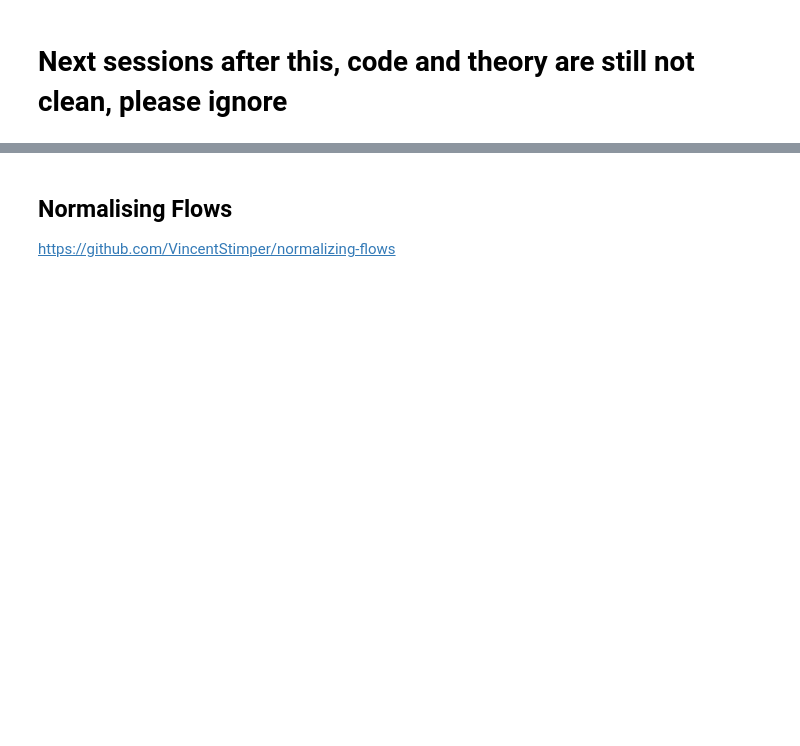
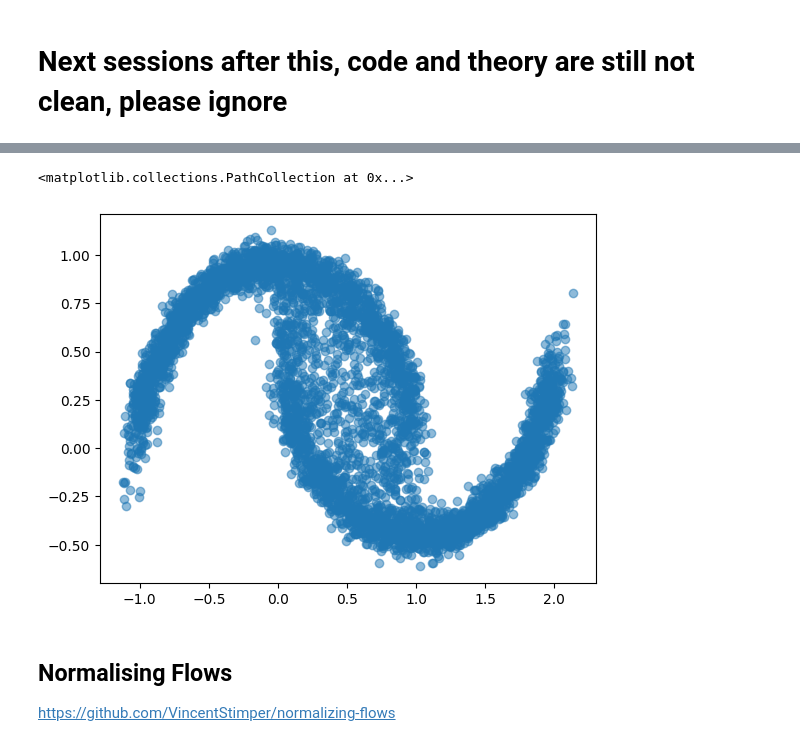
Before and after one commit to MiguelMonteiro/deep_latent_generative_models, a Jupyter notebook: teacher.ipynb, the cells around one changed output, grey strips where cells are left out. Drawn from its saved outputs; the diff is of its cells as text; code cells hidden in the pictures; blank space fills up the shorter version.

```diff
--- a/teacher.ipynb
+++ b/teacher.ipynb
@@ -182,7 +221,7 @@ from functorch import vmap
 from itertools import cycle
 from tqdm import tqdm
 from typing import Tuple, Dict
-
+import math
 
 class VAE(nn.Module):
     def __init__(self, input_dim: int, hidden_dim: int, latent_dim: int) -> None:
@@ -200,56 +239,83 @@ class VAE(nn.Module):
             nn.LeakyReLU(inplace=True),
             nn.Linear(in_features=hidden_dim, out_features=latent_dim * 2),
         )
+
         self.generative_model = nn.Sequential(
             nn.Linear(in_features=latent_dim, out_features=hidden_dim),
             nn.LeakyReLU(inplace=True),
             nn.Linear(in_features=hidden_dim, out_features=hidden_dim),
             nn.LeakyReLU(inplace=True),
-            nn.Linear(in_features=hidden_dim, out_features=input_dim),
+            nn.Linear(in_features=hidden_dim, out_features=input_dim * 2),
         )
 
     def sample(self, num_samples: int) -> torch.Tensor:
         z = self.prior.sample(torch.Size((num_samples,)))
-        return self.generative_model(z)
+        x_mean, x_logvar = torch.split(
+            self.generative_model(z), split_size_or_sections=2, dim=-1
+        )
+        # likelihood_dist = torch.distributions.MultivariateNormal(
+        #     loc=x_mean, covariance_matrix=torch.diag_embed(torch.exp(.5 * x_logvar)))
+        likelihood_dist = torch.distributions.MultivariateNormal(
+            loc=x_mean, covariance_matrix=torch.diag_embed(.05 * torch.ones_like(x_mean)))
+        likelihood_dist = torch.distributions.Independent(torch.distributions.Normal(loc=x_mean, scale=.05 * torch.ones_like(x_mean)), reinterpreted_batch_ndims=1)
+        return likelihood_dist.sample()
 
-    def loss(self, x: torch.Tensor, num_mc_samples: int = 100) -> Tuple[torch.Tensor, Dict[str, torch.Tensor]]:
+    def loss(
+        self, x: torch.Tensor, num_mc_samples: int = 100
+    ) -> Tuple[torch.Tensor, Dict[str, torch.Tensor]]:
         out = self.inference_model(x)
-        mu, log_var = out[:, : self.latent_dim], out[:, self.latent_dim:]
+        mu, log_var = out[:, : self.latent_dim], out[:, self.latent_dim :]
         posterior = torch.distributions.MultivariateNormal(
-            loc=mu, covariance_matrix=torch.diag_embed(torch.exp(0.5 * log_var))
+            loc=mu, covariance_matrix=torch.diag_embed(torch.exp(.5 * log_var))
         )
         z = posterior.rsample(torch.Size((num_mc_samples,)))
-        x_hat = vmap(self.generative_model)(z)
+        x_mean, x_logvar = torch.split(
+            vmap(self.generative_model)(z), split_size_or_sections=2, dim=-1
+        )
         # compute loss
         kl = torch.distributions.kl_divergence(posterior, self.prior)
-        observational_posterior = torch.distributions.MultivariateNormal(
-            loc=x, covariance_matrix=torch.diag_embed(0.05 * torch.ones_like(x))
-        ).expand(batch_shape=(num_mc_samples, x.shape[0]))
-        likelihood = torch.mean(observational_posterior.log_prob(x_hat), dim=0)
-        elbo = likelihood - kl
-        loss = -torch.mean(elbo)
-        return loss, {"elbo": -loss, "likelihood": torch.mean(likelihood), "kl": torch.mean(kl)}
+        # likelihood_dist = torch.distributions.MultivariateNormal(
+        #     loc=x_mean, covariance_matrix=.05 * torch.eye(x_mean.shape[-1]))
+
+        # likelihood_dist = torch.distributions.MultivariateNormal(
+        #     loc=x_mean, covariance_matrix=torch.diag_embed(torch.exp(.5 * x_logvar)))
+        likelihood_dist = torch.distributions.MultivariateNormal(
+            loc=x_mean, covariance_matrix=torch.diag_embed(.05 * torch.ones_like(x_mean)))
+
+        #likelihood_dist = torch.distributions.Independent(torch.distributions.Normal(loc=x_mean, scale=.05 * torch.ones_like(x_mean)), reinterpreted_batch_ndims=1)
+
+        log_likelihood = torch.mean(likelihood_dist.log_prob(x), dim=0)
+        elbo = log_likelihood - kl
+        loss = -torch.mean(elbo)# + torch.mean(torch.exp(.5 * x_logvar))
+        return loss, {
+            "elbo": -loss,
+            "likelihood": torch.mean(log_likelihood),
+            "kl": torch.mean(kl),
+        }
 
     def forward(self, num_samples: int) -> torch.Tensor:
         return self.sample(num_samples)
 
 
-model = VAE(input_dim=2, hidden_dim=32, latent_dim=8)
+model = VAE(input_dim=2, hidden_dim=32, latent_dim=2)
 num_steps = 5000
 optimizer = torch.optim.Adam(params=model.parameters(), lr=1e-3)
 
 pbar = tqdm(zip(range(num_steps), cycle(train_loader)))
 
 for step, (x, y) in pbar:
     optimizer.zero_grad()
-    loss, output = model.loss(x, num_mc_samples=100)
+    loss, output = model.loss(x, num_mc_samples=10)
     loss.backward()
     optimizer.step()
     pbar.set_description(f"{step:03d}/{num_steps:03d}: Loss {loss:.3f}")
 
 
-samples = model(1000).detach().numpy()
+samples = model(5000).detach().numpy()
 plt.scatter(samples[:, 0], samples[:, 1], cmap="rainbow", alpha=0.5)
+# %% [output]
+<matplotlib.collections.PathCollection at 0x...>
+[figure, added]
 # %% [markdown]
 ## Normalising Flows
 https://github.com/VincentStimper/normalizing-flows
```
Also changed, not shown: parts of 8 cells of this notebook.
